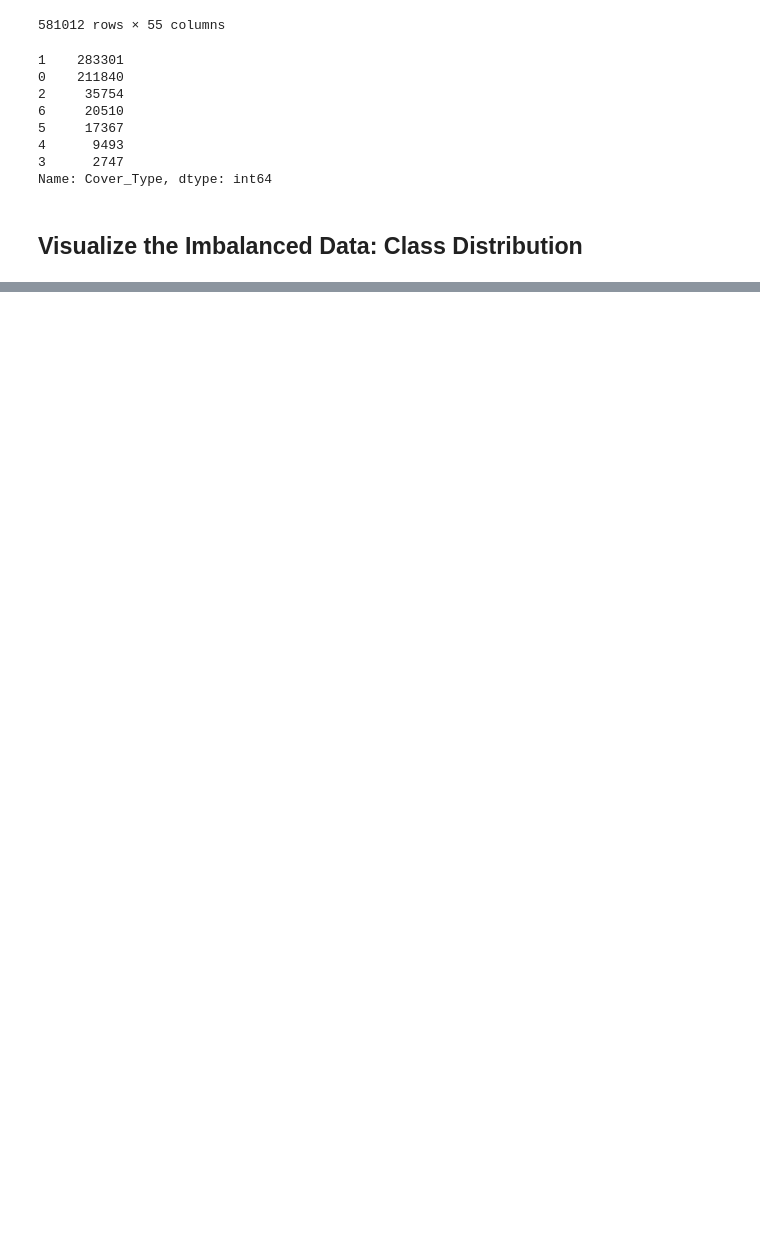
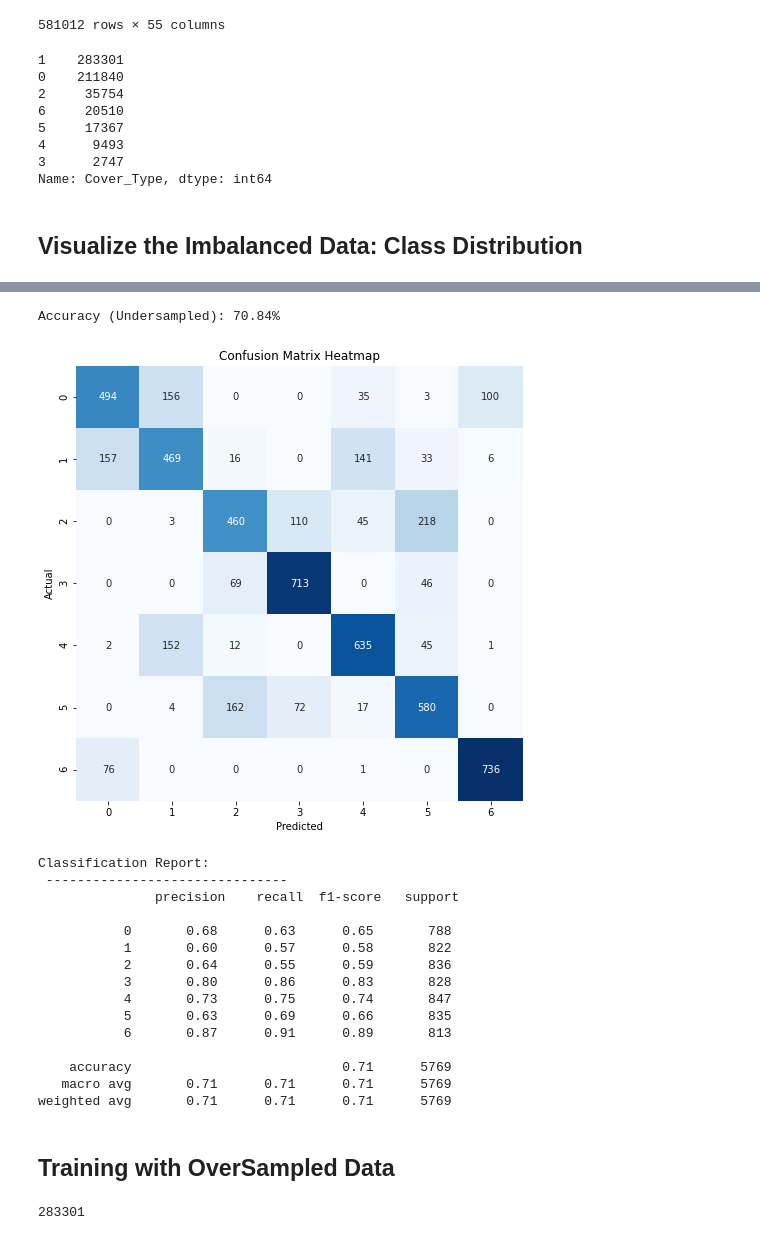
Before and after one commit to andrewhylee/Image-Recognizer, a Jupyter notebook: forest-cover-type-prediction.ipynb, the cells around one changed output, grey strips where cells are left out. Cells and saved outputs as stored; diff of their text form; code cells hidden in the pictures; blank space fills up the shorter version.

```diff
--- a/forest-cover-type-prediction.ipynb
+++ b/forest-cover-type-prediction.ipynb
@@ -93,0 +191,10 @@ plt.show() #
+# %%
+# Undersample all the majority classes
+class_subsets = [undersampled_data.query('Cover_Type == ' + str(i)) for i in range(7)]
+# %%
+# All Classes will be downsized using below
+for i in range(7):
+    class_subsets[i] = class_subsets[i].sample(min_class_size, random_state=123)
+# %%
+# Combine all Subsets (row-wise), Shuffle the data using sample fcn, Reset the index and drop the old index
+undersampled_data = pd.concat(class_subsets, axis=0).sample(frac=1.0, random_state=123).reset_index(drop=True)
@@ -93,0 +228,5 @@ plt.show() #
+# %%
+X_train, X_test, y_train, y_test = split_and_scale(undersampled_data)
+
+model2 = LogisticRegression()
+model2.fit(X_train, y_train)
@@ -93,0 +242,29 @@ plt.show() #
+# %%
+evaluate_model(model2, 'Undersampled', X_test, y_test)
+# %% [output]
+Accuracy (Undersampled): 70.84%
+[figure, added]
+Classification Report:
+ -------------------------------
+               precision    recall  f1-score   support
+
+           0       0.68      0.63      0.65       788
+           1       0.60      0.57      0.58       822
+           2       0.64      0.55      0.59       836
+           3       0.80      0.86      0.83       828
+           4       0.73      0.75      0.74       847
+           5       0.63      0.69      0.66       835
+           6       0.87      0.91      0.89       813
+
+    accuracy                           0.71      5769
+   macro avg       0.71      0.71      0.71      5769
+weighted avg       0.71      0.71      0.71      5769
+# %% [markdown]
+ ## Training with OverSampled Data
+# %%
+oversampled_data = data.copy()
+
+max_class_size = max(oversampled_data.Cover_Type.value_counts().values)
+max_class_size
+# %% [output]
+283301
```
Also changed, not shown: parts of 20 cells of this notebook.
